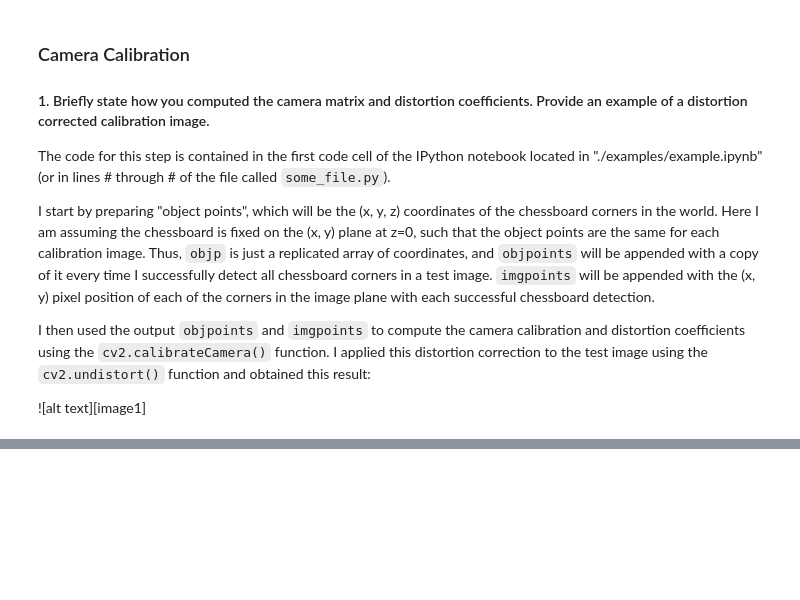
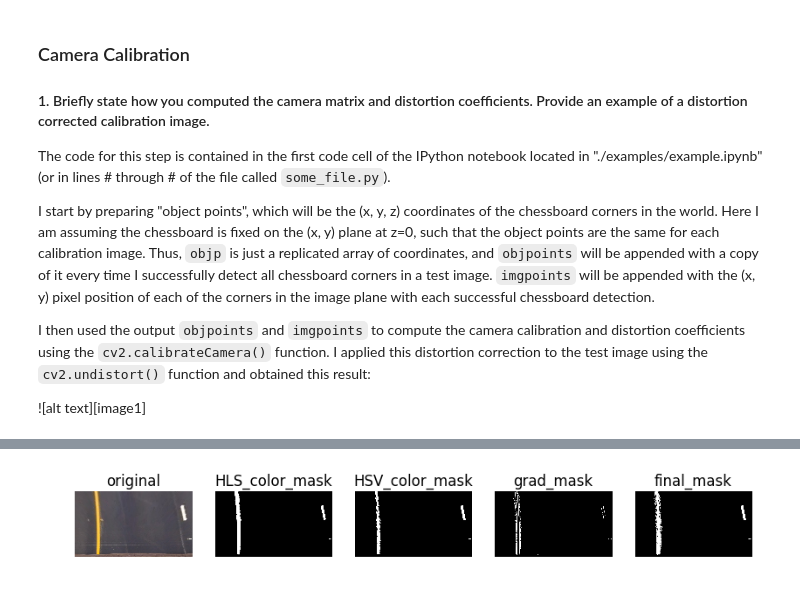
Before and after one commit to wroscoe/udacity_projects, a Jupyter notebook: P4_advanced_lanelines/Code and Writeup.ipynb, the cells around one changed output, grey strips where cells are left out. Cells and saved outputs as stored; diff of their text form; code cells hidden in the pictures; blank space fills up the shorter version.

```diff
--- a/P4_advanced_lanelines/Code and Writeup.ipynb
+++ b/P4_advanced_lanelines/Code and Writeup.ipynb
@@ -162,3 +175,77 @@ plt.imshow(combined, cmap='binary')
+# %%
+
+
+def get_HLS_color_mask(img_HLS):
+
+    # color channel thresholds
+    white_hls_min  = np.array([ 0,   210,   0])
+    white_hls_max = np.array([ 255,  255, 100])
+
+    yellow_hls_min  = np.array([ 10,  90,  100])
+    yellow_hls_max = np.array([ 60, 255, 255])
+
+    yellow_hsl_mask =  cv2.inRange(img_HLS, yellow_hls_min, yellow_hls_max)
+    white_hsl_mask =  cv2.inRange(img_HLS, white_hls_min, white_hls_max)
+
+    mask = np.zeros_like(white_hsl_mask)
+    mask[(white_hsl_mask > 0) | (yellow_hsl_mask>0)] = 1
+    return mask
+
+
+def get_HSV_color_mask(img_HSV):
+
+    # color channel thresholds
+
+    img_HLS = cv2.cvtColor(img, cv2.COLOR_RGB2HLS)
+    # color channel thresholds
+    white_hsv_min  = np.array([ 0,   0,   210])
+    white_hsv_max = np.array([ 255,  30, 255])
+
+    yellow_hsv_min  = np.array([ 20,  100,  100])
+    yellow_hsv_max = np.array([ 60, 255, 255])
+
+    yellow_hsv_mask = cv2.inRange(img_HSV, yellow_hsv_min, yellow_hsv_max)
+    white_hsv_mask = cv2.inRange(img_HSV, white_hsv_min, white_hsv_max)
+
+    mask = np.zeros_like(white_hsv_mask)
+    mask[(white_hsv_mask > 0) | (yellow_hsv_mask>0)] = 1
+    return mask
+
+
+def get_grad_mask(img_HSV, img_HLS):
+    value_gray = img_HSV[:,:,2]
+    value_grad = abs_sobel_thresh(value_gray, orient='x', sobel_kernel=5, thresh=(30, 240))
+
+    sat_gray = img_HLS[:,:,2]
+    sat_grad = abs_sobel_thresh(sat_gray, orient='x', sobel_kernel=7, thresh=(30, 240))
+
+    light_gray = img_HLS[:,:,1]
+    light_grad = abs_sobel_thresh(light_gray, orient='x', sobel_kernel=7, thresh=(30, 240))
+    light_grady = abs_sobel_thresh(light_gray, orient='y', sobel_kernel=7, thresh=(30, 240))
+
+
+    grad_sum = value_grad + sat_grad + light_grad
+    ret, grad_mask = cv2.threshold(grad_sum,1.9,255,cv2.THRESH_BINARY)
+    return grad_mask
+
+img = utils.imread_RGB('test_images/test2.jpg')
+img = birdseye(img)
+
+img_HLS = cv2.cvtColor(img, cv2.COLOR_RGB2HLS)
+img_HSV = cv2.cvtColor(img, cv2.COLOR_RGB2HSV)
+HLS_color_mask = get_HLS_color_mask(img_HLS)
+HSV_color_mask = get_HSV_color_mask(img_HSV)
+grad_mask = get_grad_mask(img_HLS, img_HSV)
+
+final_sum = HLS_color_mask + HSV_color_mask + grad_mask
+ret, final_mask = cv2.threshold(final_sum,.9,255,cv2.THRESH_BINARY)
+
+imgs =   [img, HLS_color_mask, HSV_color_mask, grad_mask, final_mask]
+labels = ['original', 'HLS_color_mask', 'HSV_color_mask', 'grad_mask', 'final_mask']
+cmap = 'gray'
+utils.show_imgs(imgs, labels, cmap)
+# %% [output]
+[figure, added]
 # %% [markdown]
 ## Writeup Template
 
```
Also changed, not shown: parts of 19 cells of this notebook.
